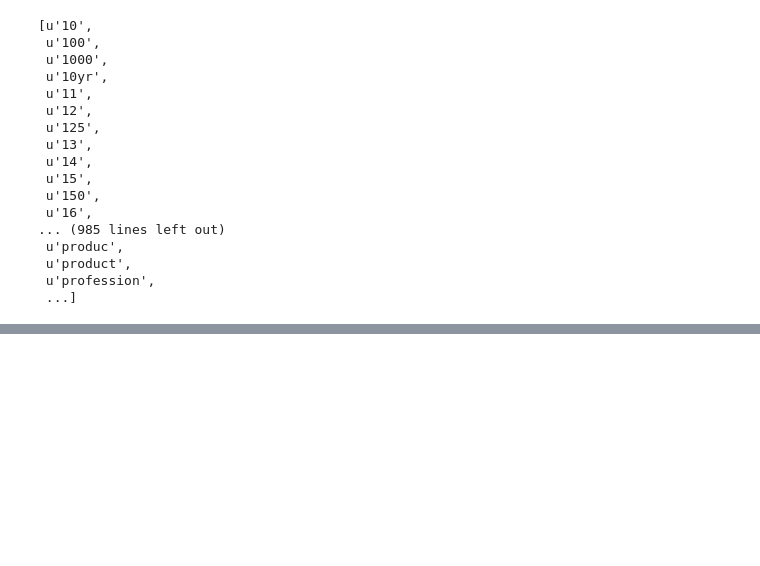
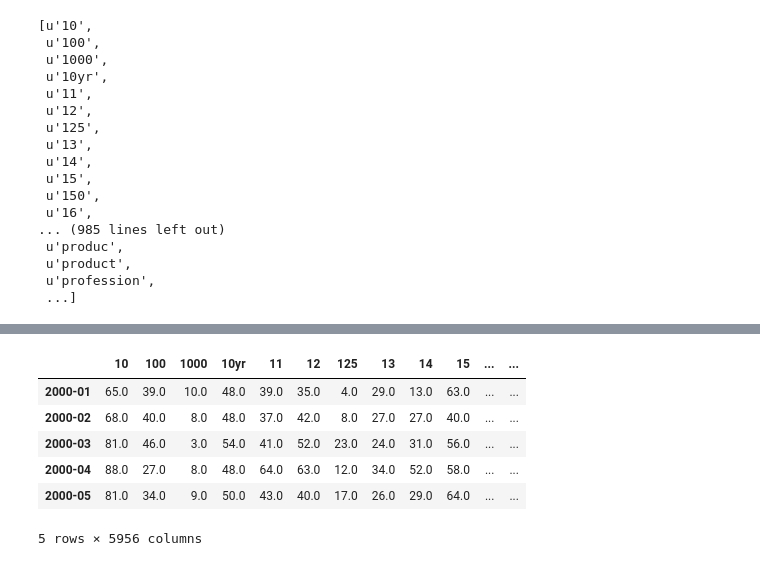
Before and after one commit to AC209ConsumerConfidence/Economic_Sentiment_Forecast, a Jupyter notebook: News_feature_extraction.ipynb, the cells around one changed output, grey strips where cells are left out. Drawn from its saved outputs; the diff is of its cells as text; code cells hidden in the pictures; blank space fills up the shorter version.

```diff
--- a/News_feature_extraction.ipynb
+++ b/News_feature_extraction.ipynb
@@ -281,0 +341,12 @@ u'royal'
+# %%
+countDF = pd.DataFrame(data = wordsByMonth, columns = totalVocab, index=np.sort(grouped.groups.keys()))
+# %%
+countDF.head()
+# %% [output]
+|  | 10 | 100 | 1000 | 10yr | 11 | 12 | 125 | 13 | 14 | 15 | ... | ... |
+| 2000-01 | 65.0 | 39.0 | 10.0 | 48.0 | 39.0 | 35.0 | 4.0 | 29.0 | 13.0 | 63.0 | ... | ... |
+| 2000-02 | 68.0 | 40.0 | 8.0 | 48.0 | 37.0 | 42.0 | 8.0 | 27.0 | 27.0 | 40.0 | ... | ... |
+| 2000-03 | 81.0 | 46.0 | 3.0 | 54.0 | 41.0 | 52.0 | 23.0 | 24.0 | 31.0 | 56.0 | ... | ... |
+| 2000-04 | 88.0 | 27.0 | 8.0 | 48.0 | 64.0 | 63.0 | 12.0 | 34.0 | 52.0 | 58.0 | ... | ... |
+| 2000-05 | 81.0 | 34.0 | 9.0 | 50.0 | 43.0 | 40.0 | 17.0 | 26.0 | 29.0 | 64.0 | ... | ... |
+5 rows × 5956 columns
```
Also changed, not shown: parts of 40 cells of this notebook, 2 other files.
